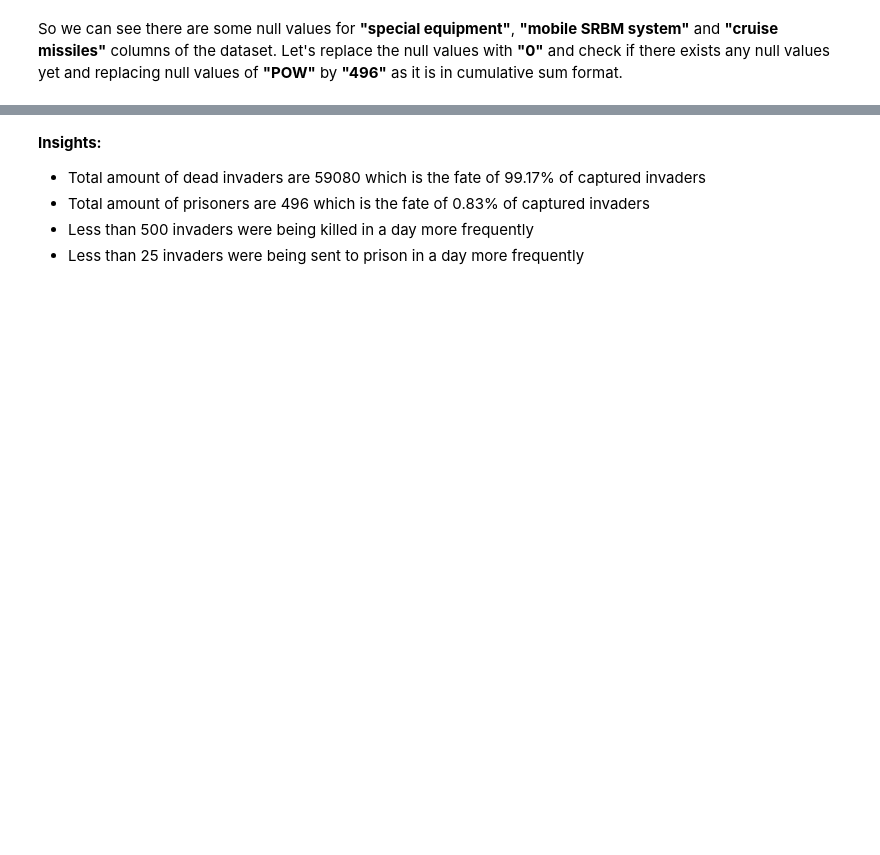
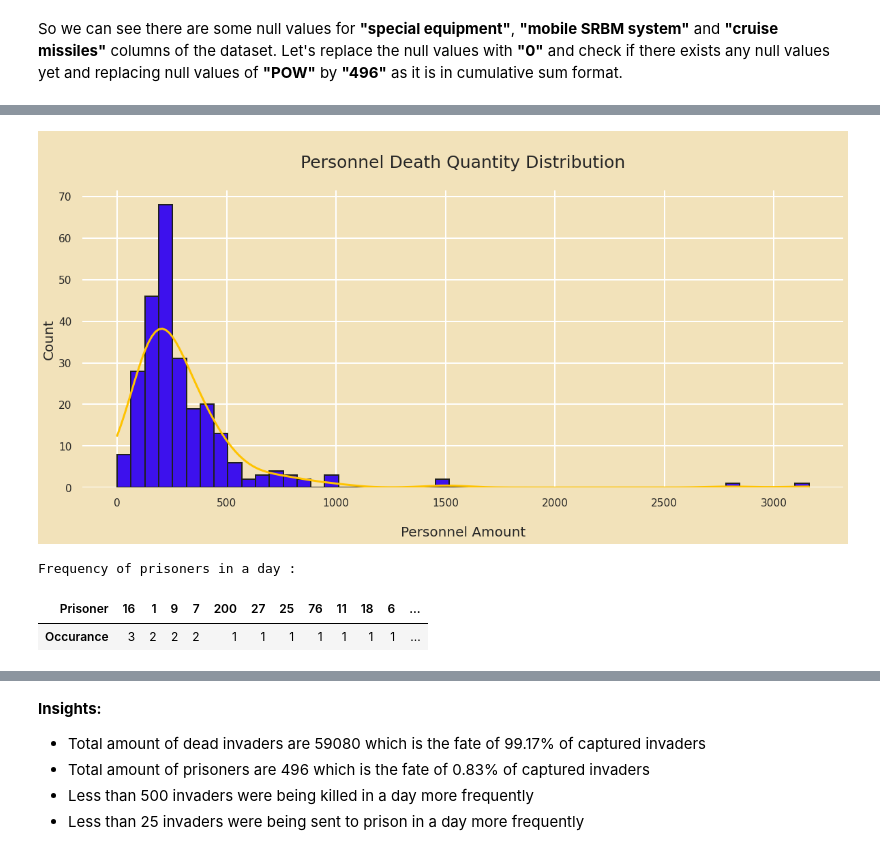
Before and after one commit to srikanthsc/Ukraine---Russia-War-Analysis, a Jupyter notebook: war-ukraine-vs-russia-analysis-128cb7.ipynb, the cells around one changed output, grey strips where cells are left out. Cells and saved outputs as stored; diff of their text form; code cells hidden in the pictures; blank space fills up the shorter version.

```diff
--- a/war-ukraine-vs-russia-analysis-128cb7.ipynb
+++ b/war-ukraine-vs-russia-analysis-128cb7.ipynb
@@ -204,16 +481,22 @@ plt.show()
 # %%
 plt.subplots(figsize=(20, 8))
-p = sns.histplot(person_data["personnel"],color="#bc4749",kde=True,bins=50,alpha=1,fill=True,edgecolor=palette_ex[14])
+p = sns.histplot(person_data["personnel"],color="#3d11ed",kde=True,bins=50,alpha=1,fill=True,edgecolor=palette_ex[14])
 p.axes.lines[0].set_color(palette[6])
 p.axes.set_title("\nPersonnel Death Quantity Distribution\n",fontsize=25)
 plt.ylabel("Count",fontsize=20)
 plt.xlabel("\nPersonnel Amount",fontsize=20)
 sns.despine(left=True, bottom=True)
 
 plt.show()
+# %% [output]
+[figure, added]
 # %%
 print("Frequency of prisoners in a day :")
-person_data[person_data["POW"]>0]["POW"].astype(int).value_counts().rename_axis("Prisoner").to_frame("Occurance").T.style.set_properties(**{"background-color": "#bc4749","color":"#e9c46a","border": "1.5px solid black"})
+person_data[person_data["POW"]>0]["POW"].astype(int).value_counts().rename_axis("Prisoner").to_frame("Occurance").T.style.set_properties(**{"background-color": "#3d11ed","color":"#e9c46a","border": "1.5px solid black"})
+# %% [output]
+Frequency of prisoners in a day :
+| Prisoner | 16 | 1 | 9 | 7 | 200 | 27 | 25 | 76 | 11 | 18 | 6 | ... |
+| Occurance | 3 | 2 | 2 | 2 | 1 | 1 | 1 | 1 | 1 | 1 | 1 | ... |
 # %%
 plt.subplots(figsize=(20, 8))
 p = sns.histplot(person_data[person_data["POW"]>0]["POW"],color="#fca311",kde=True,bins=30,alpha=1,fill=True,edgecolor=palette_ex[14])
```
Also changed, not shown: parts of 55 cells of this notebook, 2 other files.
